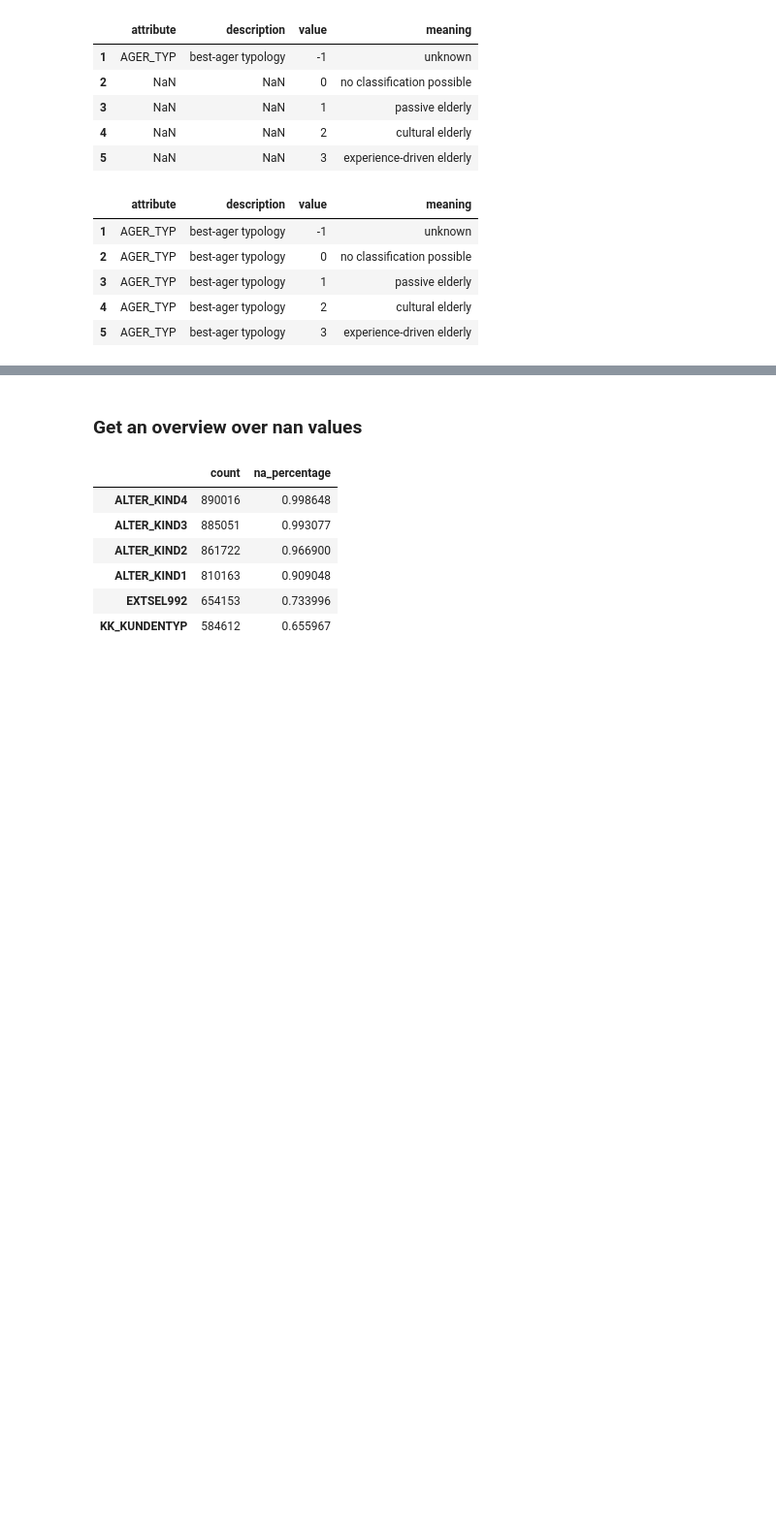
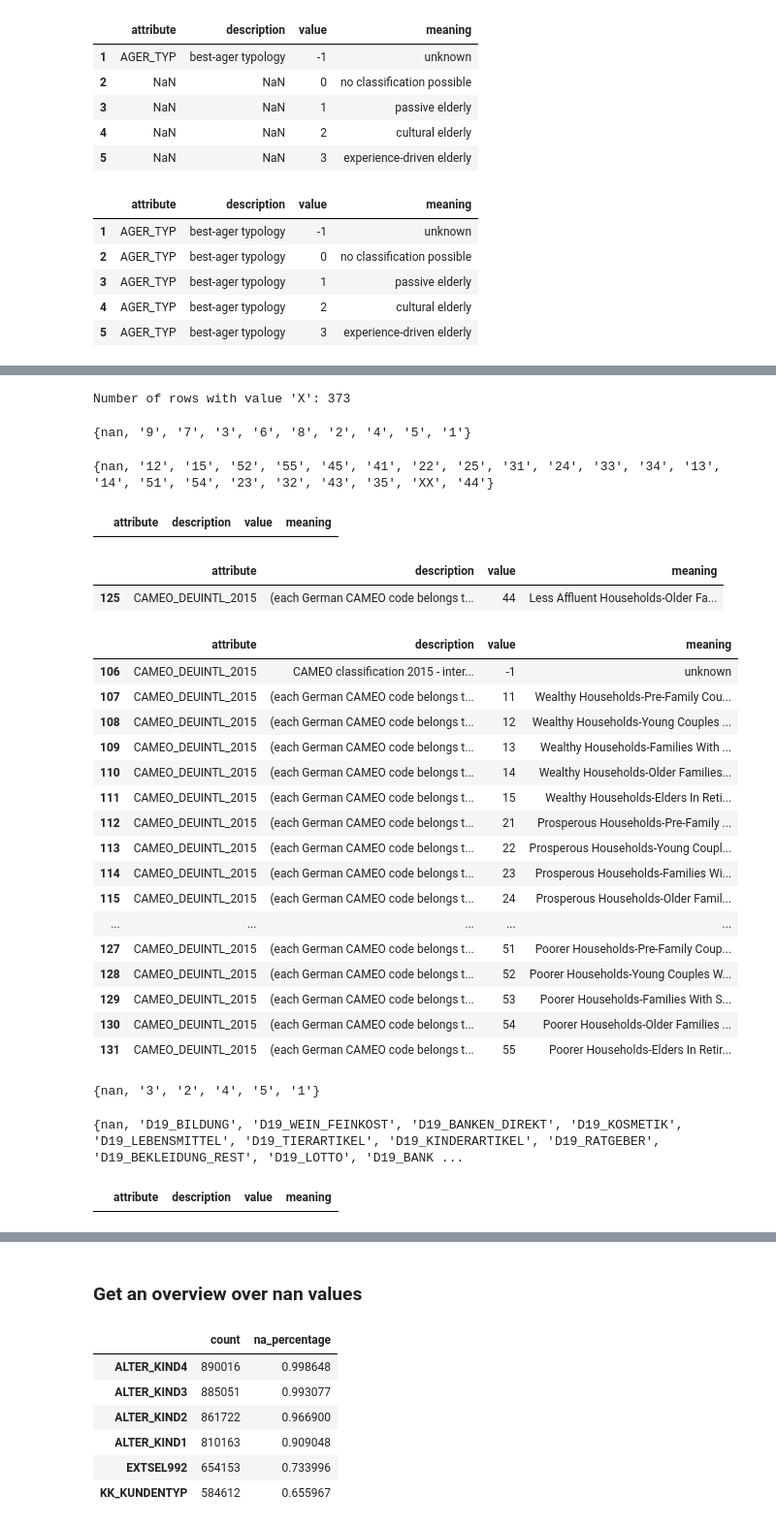
Before and after one commit to TobiPrae/customer_segmentation, a Jupyter notebook: CustomerSegmentation.ipynb, the cells around one changed output, grey strips where cells are left out. Shown at 97% size. Saved outputs shown, nothing was run; the diff lists cells and outputs as text; code cells hidden in the pictures; blank space fills up the shorter version.

```diff
--- a/CustomerSegmentation.ipynb
+++ b/CustomerSegmentation.ipynb
@@ -155,0 +324,79 @@ description_available: 272
+# %%
+# These column more coarsely granular
+# Thus, it will be kept
+# But there are some values ('X') that are not in the description
+X_len = len(df_azdias.loc[df_azdias["CAMEO_DEUG_2015"] == 'X']["CAMEO_DEUG_2015"])
+print(f"Number of rows with value 'X': {X_len}")
+# %% [output]
+Number of rows with value 'X': 373
+# %%
+# Change 'X' values to np.nan first (later handle the nans)
+df_azdias["CAMEO_DEUG_2015"] = df_azdias["CAMEO_DEUG_2015"].apply(lambda x: np.nan if x == 'X' else x)
+df_customers["CAMEO_DEUG_2015"] = df_customers["CAMEO_DEUG_2015"].apply(lambda x: np.nan if x == 'X' else x)
+
+# Check if it worked
+print(set(df_azdias["CAMEO_DEUG_2015"]))
+
+meta_df.at[17, "action"] = "Engineered"
+meta_df.at[17, "reason"] = "Deleted values that werent in the description"
+# %% [output]
+{nan, '9', '7', '3', '6', '8', '2', '4', '5', '1'}
+# %%
+# CAMEO_INTL_2015
+print(set(df_azdias["CAMEO_INTL_2015"]))
+df_attributes_values.loc[df_attributes_values["attribute"] == "CAMEO_INTL_2015"]
+# %% [output]
+{nan, '12', '15', '52', '55', '45', '41', '22', '25', '31', '24', '33', '34', '13', '14', '51', '54', '23', '32', '43', '35', 'XX', '44'}
+|  | attribute | description | value | meaning |
+# %%
+# It seems that CAMEO_INTL_2015 is not in the df_attributes_values
+# Check if there can be something siminliar found
+df_attributes_values.loc[df_attributes_values["value"] == 44]
+# %% [output]
+|  | attribute | description | value | meaning |
+| 125 | CAMEO_DEUINTL_2015 | (each German CAMEO code belongs t... | 44 | Less Affluent Households-Older Fa... |
+# %%
+df_attributes_values.loc[df_attributes_values["attribute"] == "CAMEO_DEUINTL_2015"]
+# %% [output]
+|  | attribute | description | value | meaning |
+| 106 | CAMEO_DEUINTL_2015 | CAMEO classification 2015 - inter... | -1 | unknown |
+| 107 | CAMEO_DEUINTL_2015 | (each German CAMEO code belongs t... | 11 | Wealthy Households-Pre-Family Cou... |
+| 108 | CAMEO_DEUINTL_2015 | (each German CAMEO code belongs t... | 12 | Wealthy Households-Young Couples ... |
+| 109 | CAMEO_DEUINTL_2015 | (each German CAMEO code belongs t... | 13 | Wealthy Households-Families With ... |
+| 110 | CAMEO_DEUINTL_2015 | (each German CAMEO code belongs t... | 14 | Wealthy Households-Older Families... |
+| 111 | CAMEO_DEUINTL_2015 | (each German CAMEO code belongs t... | 15 | Wealthy Households-Elders In Reti... |
+| 112 | CAMEO_DEUINTL_2015 | (each German CAMEO code belongs t... | 21 | Prosperous Households-Pre-Family ... |
+| 113 | CAMEO_DEUINTL_2015 | (each German CAMEO code belongs t... | 22 | Prosperous Households-Young Coupl... |
+| 114 | CAMEO_DEUINTL_2015 | (each German CAMEO code belongs t... | 23 | Prosperous Households-Families Wi... |
+| 115 | CAMEO_DEUINTL_2015 | (each German CAMEO code belongs t... | 24 | Prosperous Households-Older Famil... |
+| ... | ... | ... | ... | ... |
+| 127 | CAMEO_DEUINTL_2015 | (each German CAMEO code belongs t... | 51 | Poorer Households-Pre-Family Coup... |
+| 128 | CAMEO_DEUINTL_2015 | (each German CAMEO code belongs t... | 52 | Poorer Households-Young Couples W... |
+| 129 | CAMEO_DEUINTL_2015 | (each German CAMEO code belongs t... | 53 | Poorer Households-Families With S... |
+| 130 | CAMEO_DEUINTL_2015 | (each German CAMEO code belongs t... | 54 | Poorer Households-Older Families ... |
+| 131 | CAMEO_DEUINTL_2015 | (each German CAMEO code belongs t... | 55 | Poorer Households-Elders In Retir... |
+# %%
+# CAMEO_DEUINTL_2015 is not in the original demographic dataframe
+# The original CAMEO_INTL_2015 column can be engineered to be less fine-granular
+# 1 Wealthy
+# 2 Prosperous
+# 3 Comfortable
+# 4 Less Affluente
+# 5 Poorer
+# Also the 'X' values will be changed to be np.nan
+df_azdias["CAMEO_INTL_2015"] = df_azdias["CAMEO_INTL_2015"].apply(engineer_CAMEO_INTL_2015)
+df_customers["CAMEO_INTL_2015"] = df_customers["CAMEO_INTL_2015"].apply(engineer_CAMEO_INTL_2015)
+# Check if it worked
+print(set(df_azdias["CAMEO_INTL_2015"]))
+
+meta_df.at[18, "action"] = "Engineered"
+meta_df.at[18, "reason"] = "Deleted values that werent in the description. Reduced categories"
+# %% [output]
+{nan, '3', '2', '4', '5', '1'}
+# %%
+# D19_LETZTER_KAUF_BRANCHE
+print(set(df_azdias["D19_LETZTER_KAUF_BRANCHE"]))
+df_attributes_values.loc[df_attributes_values["attribute"] == "D19_LETZTER_KAUF_BRANCHE"]
+# %% [output]
+{nan, 'D19_BILDUNG', 'D19_WEIN_FEINKOST', 'D19_BANKEN_DIREKT', 'D19_KOSMETIK', 'D19_LEBENSMITTEL', 'D19_TIERARTIKEL', 'D19_KINDERARTIKEL', 'D19_RATGEBER', 'D19_BEKLEIDUNG_REST', 'D19_LOTTO', 'D19_BANK ...
+|  | attribute | description | value | meaning |
```
Also changed, not shown: parts of 54 cells of this notebook.
